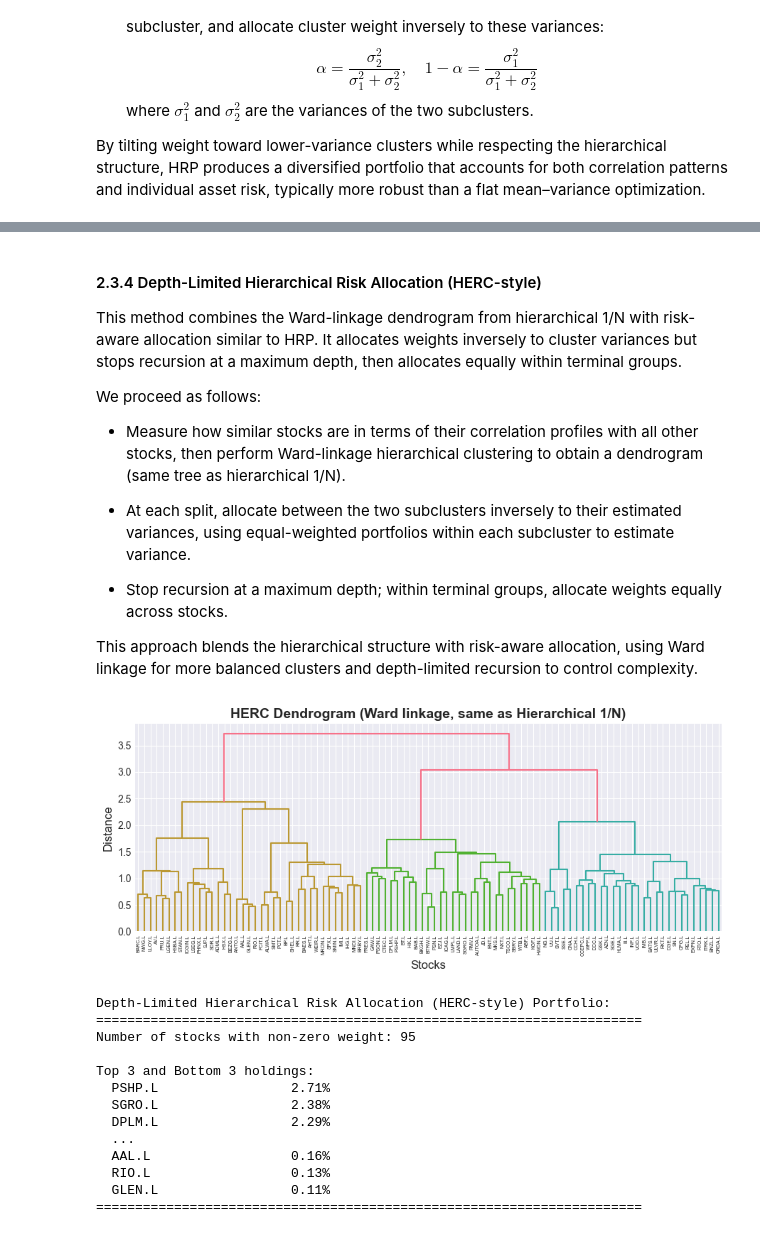
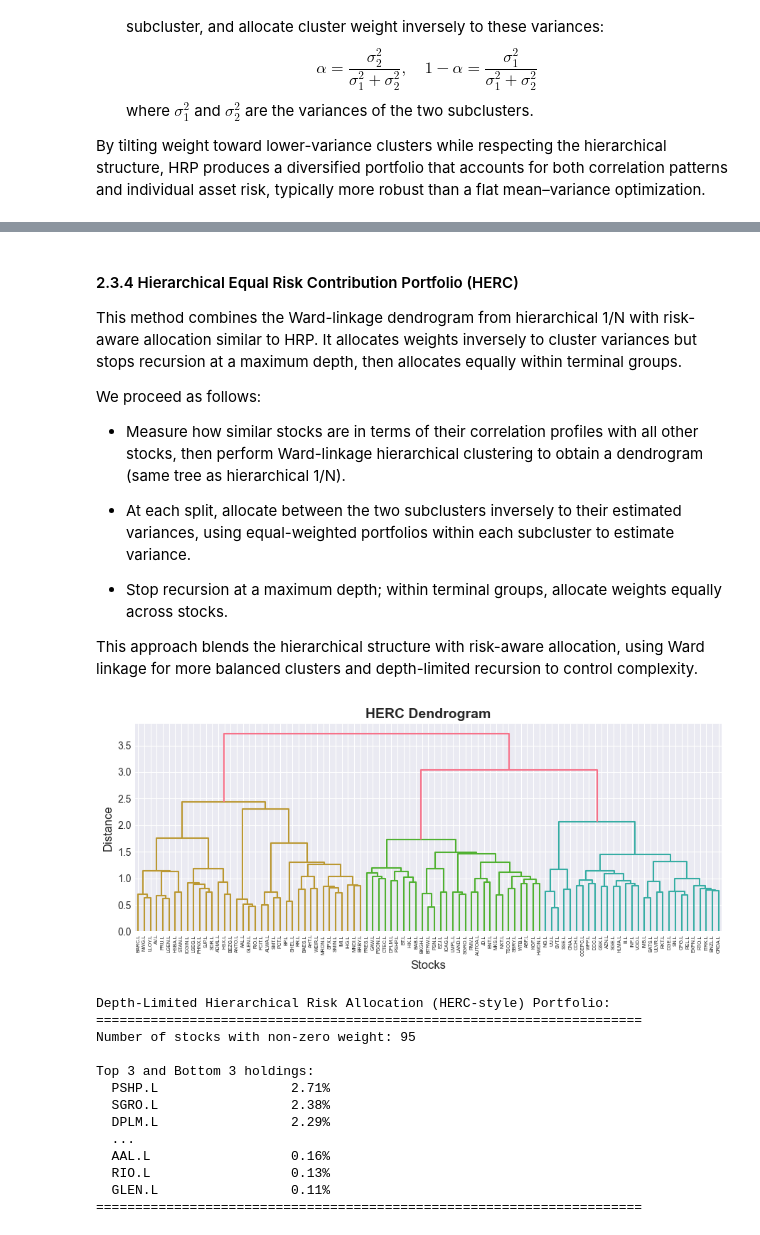
Before and after one commit to AUEBs-INVESTMENT-FINANCE-CLUB/network-clustering-portfolios, a Jupyter notebook: network_hierarchical_portfolios.ipynb, the cells around one changed output, grey strips where cells are left out. Saved outputs shown, nothing was run; the diff lists cells and outputs as text; code cells hidden in the pictures.

```diff
--- a/network_hierarchical_portfolios.ipynb
+++ b/network_hierarchical_portfolios.ipynb
@@ -1067,5 +1066,5 @@ Top 3 and Bottom 3 holdings:
 # %% [markdown]
-#### 2.3.4 Depth-Limited Hierarchical Risk Allocation (HERC-style)
+#### 2.3.4 Hierarchical Equal Risk Contribution Portfolio (HERC)
 
 This method combines the Ward-linkage dendrogram from hierarchical 1/N with risk-aware allocation similar to HRP. It allocates weights inversely to cluster variances but stops recursion at a maximum depth, then allocates equally within terminal groups.
 
@@ -1150,17 +1149,16 @@ def herc_weights(
 
     return weights
 # %%
-# Plot dendrogram for HERC portfolio (same tree as hierarchical 1/N)
-# Note: HERC uses the same Ward-linkage dendrogram as hierarchical 1/N
+# Note -> HERC uses the same Ward linkage dendrogram as the hierarchical 1/N
 fig, ax = plt.subplots(figsize=(9, 4))
 dendrogram(Z_h1n, labels=in_sample_correlation.index, leaf_rotation=90, ax=ax)
-ax.set_title('HERC Dendrogram (Ward linkage, same as Hierarchical 1/N)', fontsize=14, fontweight='bold')
+ax.set_title('HERC Dendrogram', fontsize=14, fontweight='bold')
 ax.set_xlabel('Stocks', fontsize=12)
 ax.set_ylabel('Distance', fontsize=12)
 plt.tight_layout()
 plt.show()
 # %% [output]
-[figure, old version]
+[figure, new version]
 # %%
 herc_w = herc_weights(
     in_sample_cov,
```
Also changed, not shown: parts of 16 cells of this notebook.
